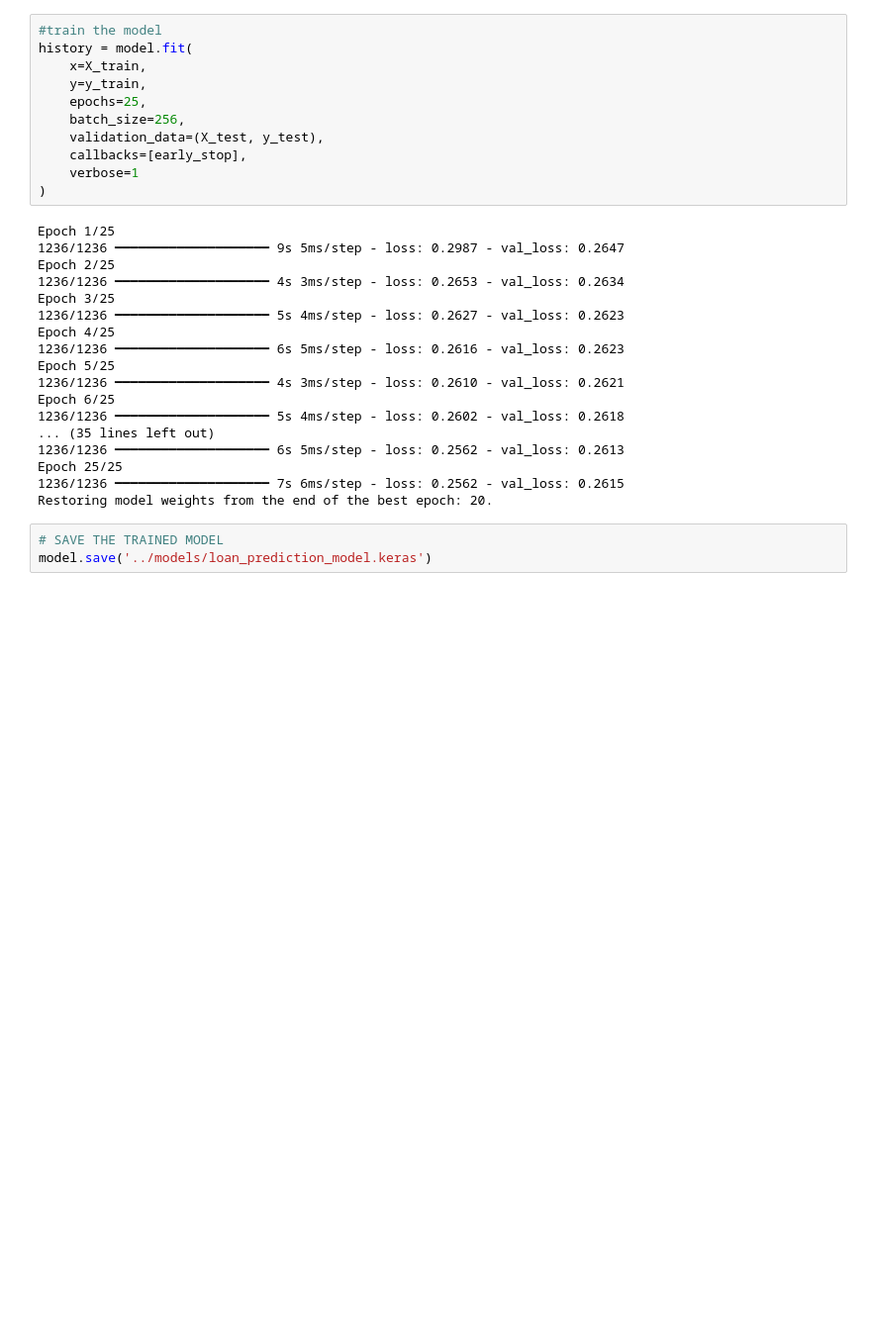
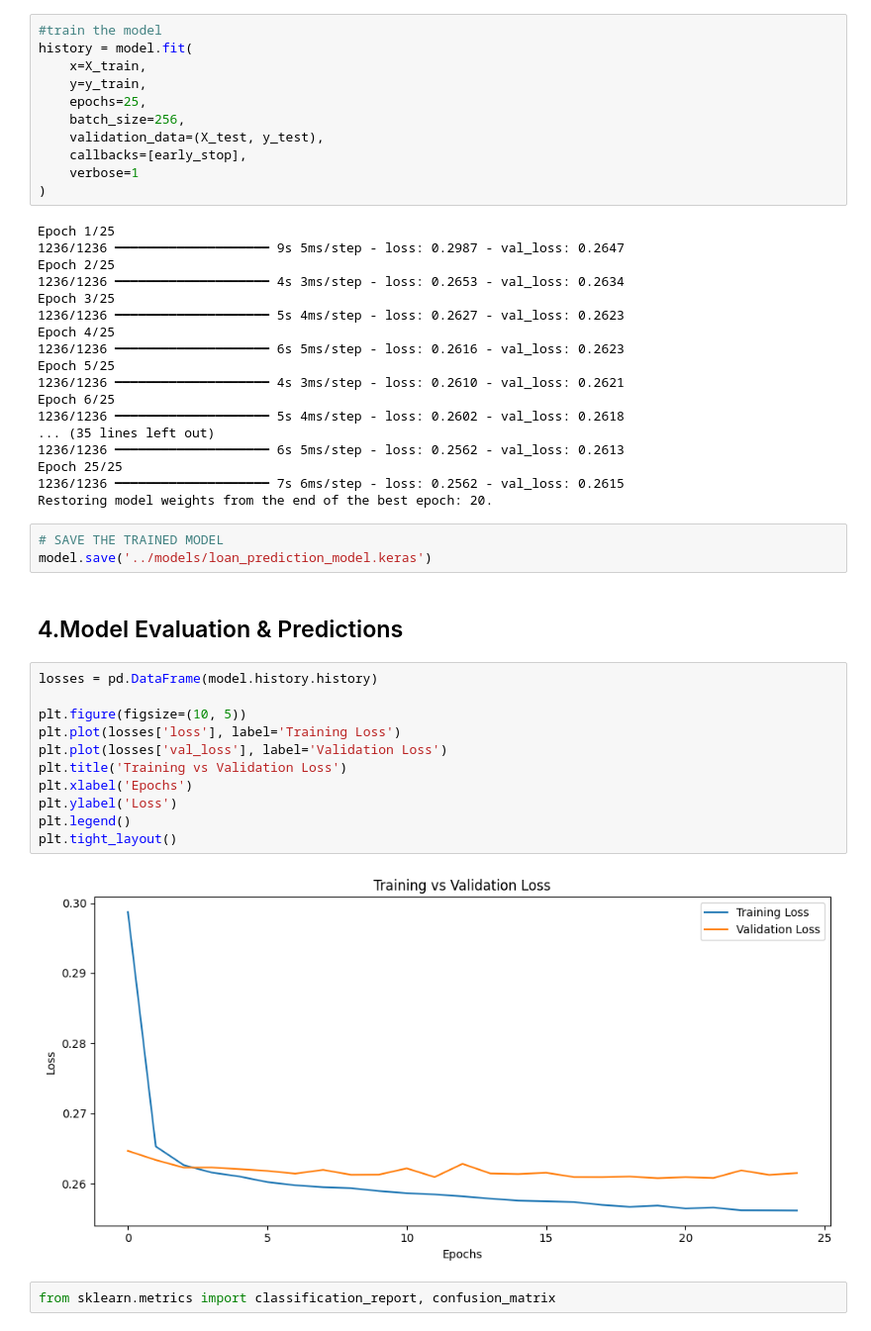
Before and after one commit to yeasiny71/lending-club-loan-prediction, a Jupyter notebook: notebooks/loan_prediction.ipynb, the cells around one changed output. Shown at 99% size. Drawn from its saved outputs; the diff is of its cells as text; blank space fills up the shorter version.

Commit message:
Add model eval, confusion matrix,predictions for new

```diff
--- a/notebooks/loan_prediction.ipynb
+++ b/notebooks/loan_prediction.ipynb
@@ -900,3 +900,20 @@ Restoring model weights from the end of the best epoch: 20.
 # %%
 # SAVE THE TRAINED MODEL
 model.save('../models/loan_prediction_model.keras')
+# %% [markdown]
+## 4.Model Evaluation & Predictions
+# %%
+losses = pd.DataFrame(model.history.history)
+
+plt.figure(figsize=(10, 5))
+plt.plot(losses['loss'], label='Training Loss')
+plt.plot(losses['val_loss'], label='Validation Loss')
+plt.title('Training vs Validation Loss')
+plt.xlabel('Epochs')
+plt.ylabel('Loss')
+plt.legend()
+plt.tight_layout()
+# %% [output]
+[figure, added]
+# %%
+from sklearn.metrics import classification_report, confusion_matrix
```
Also changed, not shown: parts of 6 cells of this notebook.
